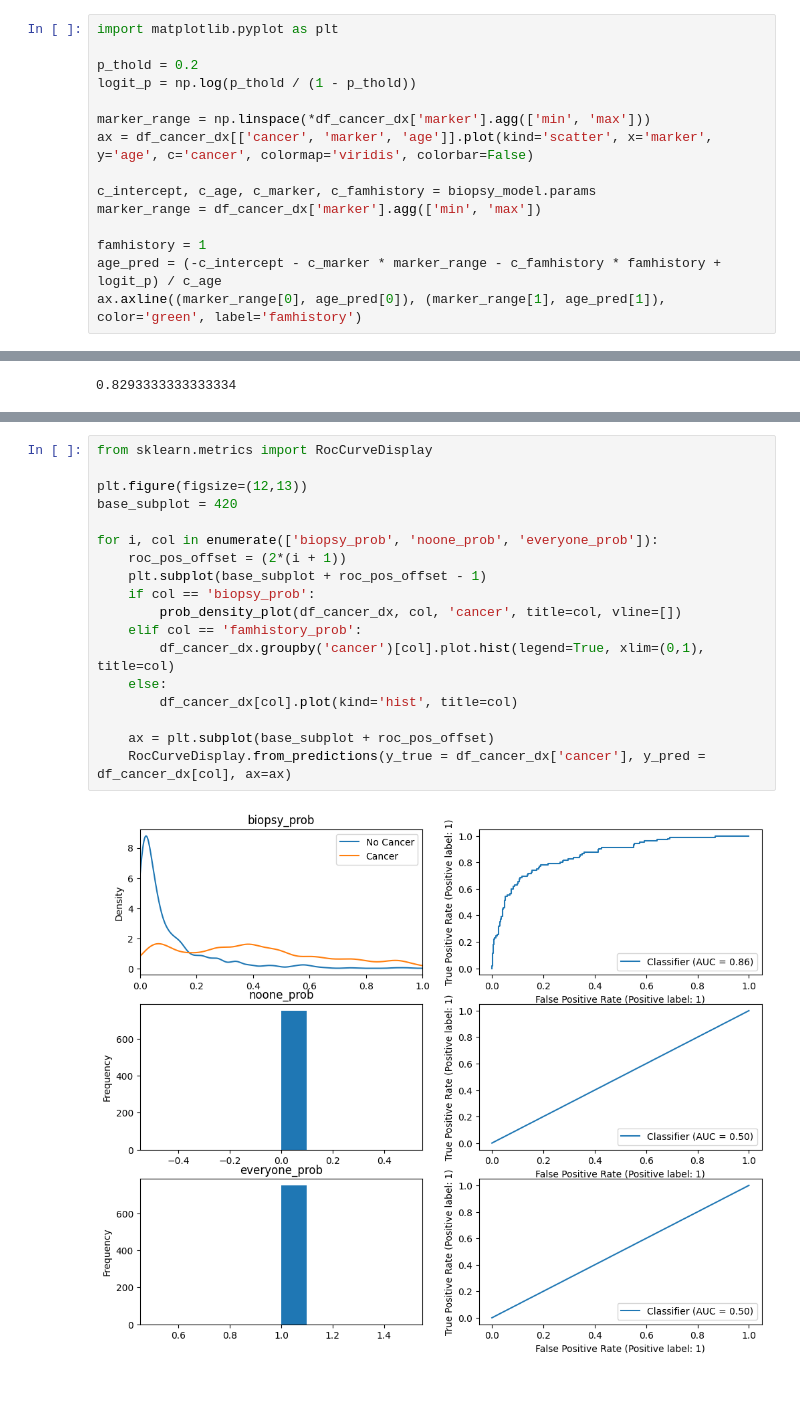
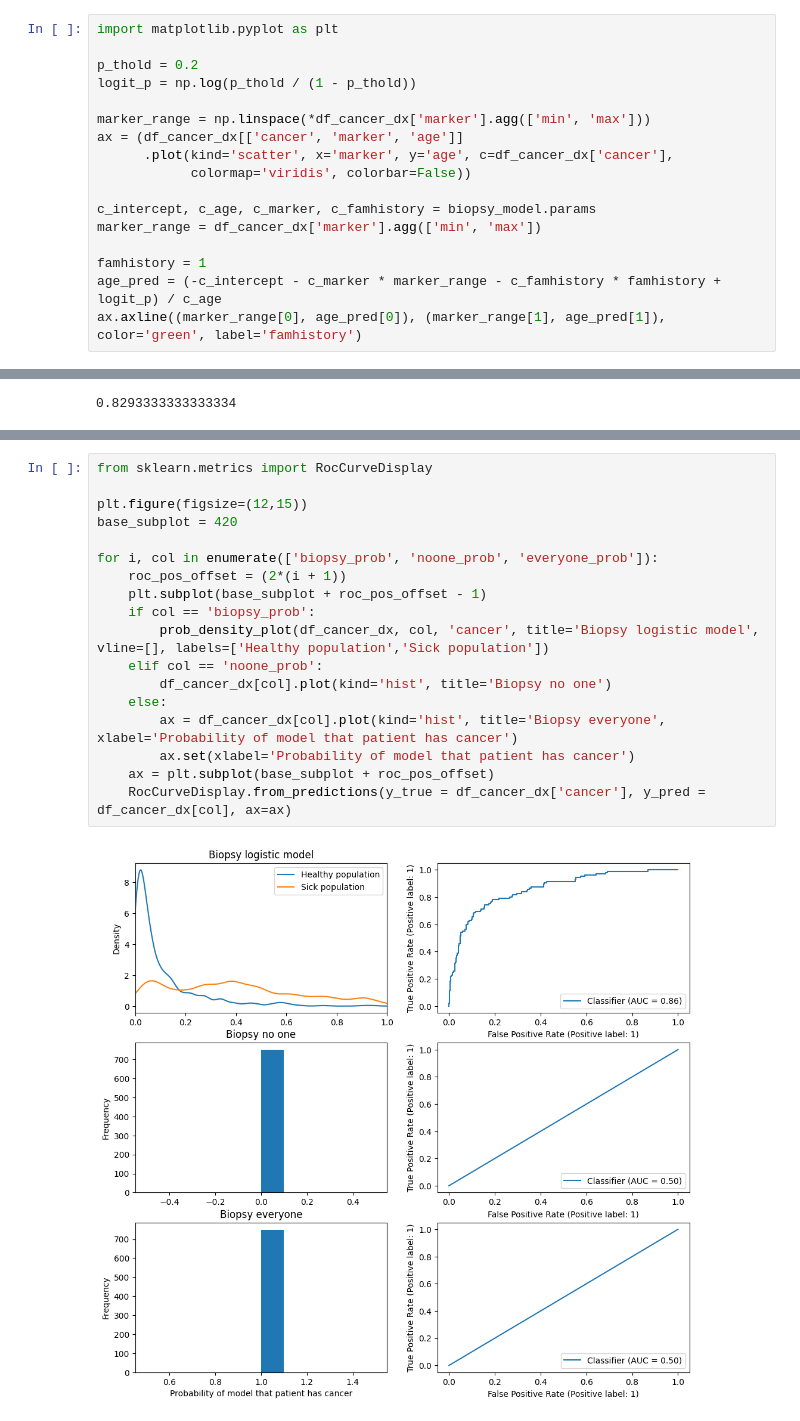
Before and after one commit to ictinnovaties-zorg/dca_blogpost, a Jupyter notebook: dca_blogpost.ipynb, the cells around one changed output, grey strips where cells are left out. Cells and saved outputs as stored; diff of their text form; blank space fills up the shorter version.

```diff
--- a/dca_blogpost.ipynb
+++ b/dca_blogpost.ipynb
@@ -87,7 +87,9 @@ p_thold = 0.2
 logit_p = np.log(p_thold / (1 - p_thold))
 
 marker_range = np.linspace(*df_cancer_dx['marker'].agg(['min', 'max']))
-ax = df_cancer_dx[['cancer', 'marker', 'age']].plot(kind='scatter', x='marker', y='age', c='cancer', colormap='viridis', colorbar=False)
+ax = (df_cancer_dx[['cancer', 'marker', 'age']]
+      .plot(kind='scatter', x='marker', y='age', c=df_cancer_dx['cancer'],
+            colormap='viridis', colorbar=False))
 
 c_intercept, c_age, c_marker, c_famhistory = biopsy_model.params
 marker_range = df_cancer_dx['marker'].agg(['min', 'max'])
@@ -179,21 +184,21 @@ Here we see there is a tradeoff between the model accurately identifying cancer
 # %%
 from sklearn.metrics import RocCurveDisplay
 
-plt.figure(figsize=(12,13))
+plt.figure(figsize=(12,15))
 base_subplot = 420
 
 for i, col in enumerate(['biopsy_prob', 'noone_prob', 'everyone_prob']):
     roc_pos_offset = (2*(i + 1))
     plt.subplot(base_subplot + roc_pos_offset - 1)
     if col == 'biopsy_prob':
-        prob_density_plot(df_cancer_dx, col, 'cancer', title=col, vline=[])
-    elif col == 'famhistory_prob':
-        df_cancer_dx.groupby('cancer')[col].plot.hist(legend=True, xlim=(0,1), title=col)
+        prob_density_plot(df_cancer_dx, col, 'cancer', title='Biopsy logistic model', vline=[], labels=['Healthy population','Sick population'])
+    elif col == 'noone_prob':
+        df_cancer_dx[col].plot(kind='hist', title='Biopsy no one')
     else:
-        df_cancer_dx[col].plot(kind='hist', title=col)
-
+        ax = df_cancer_dx[col].plot(kind='hist', title='Biopsy everyone', xlabel='Probability of model that patient has cancer')
+        ax.set(xlabel='Probability of model that patient has cancer')
     ax = plt.subplot(base_subplot + roc_pos_offset)
     RocCurveDisplay.from_predictions(y_true = df_cancer_dx['cancer'], y_pred = df_cancer_dx[col], ax=ax)
 # %% [output]
-[figure, old version]
+[figure, new version]
 # %% [markdown]
```
Also changed, not shown: parts of 20 cells of this notebook.
